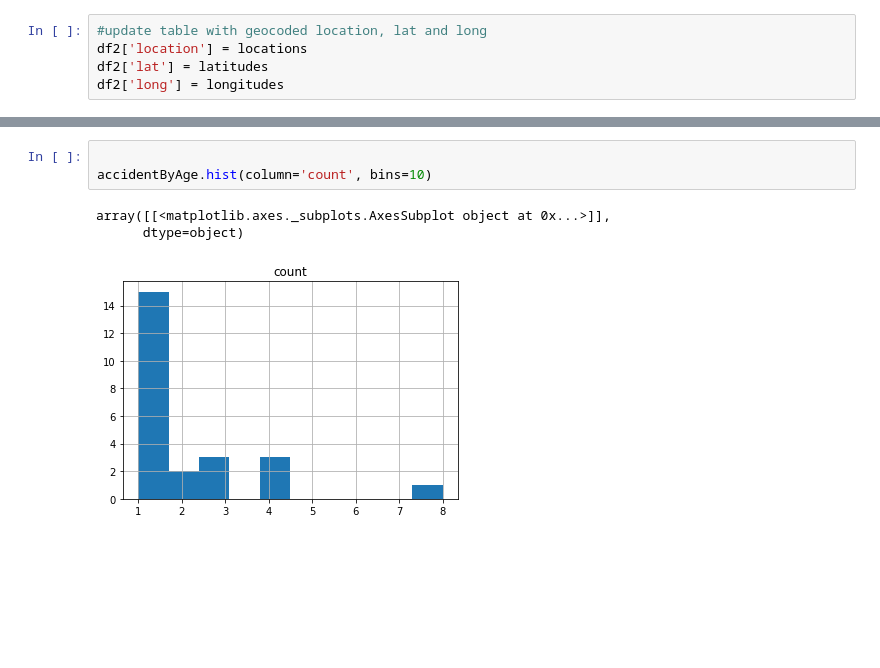
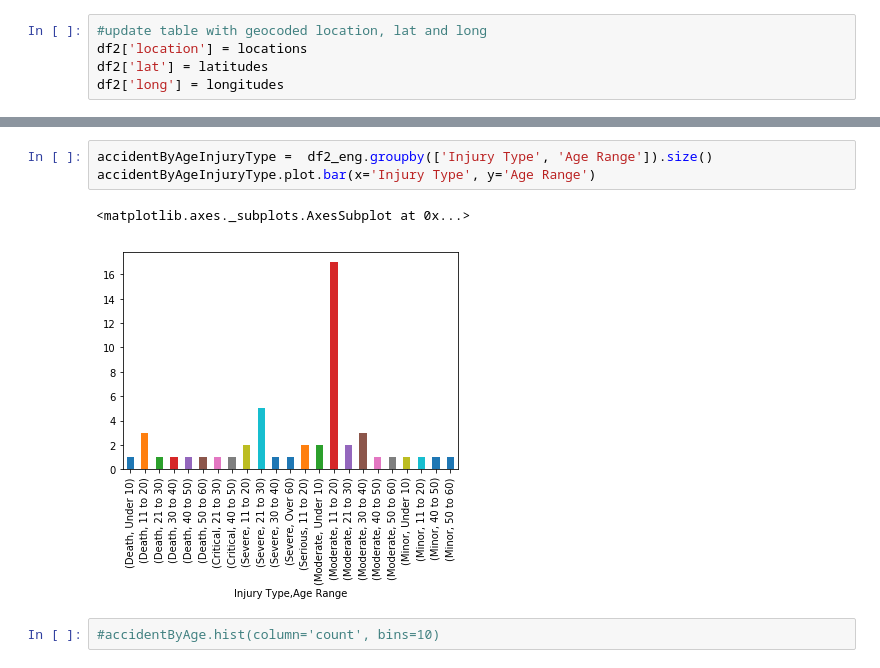
Before and after one commit to est987/BikeAccidentMapper, a Jupyter notebook: Bike Accidents Mapper.ipynb, the cells around one changed output, grey strips where cells are left out. Drawn from its saved outputs; the diff is of its cells as text; blank space fills up the shorter version.

```diff
--- a/Bike Accidents Mapper.ipynb
+++ b/Bike Accidents Mapper.ipynb
@@ -164,7 +198,8 @@ accidentByAge['count'].sum()
+# %%
+accidentByAgeInjuryType =  df2_eng.groupby(['Injury Type', 'Age Range']).size()
+accidentByAgeInjuryType.plot.bar(x='Injury Type', y='Age Range')
+# %% [output]
+<matplotlib.axes._subplots.AxesSubplot at 0x...>
+[figure, added]
 # %%
-
-accidentByAge.hist(column='count', bins=10)
+#accidentByAge.hist(column='count', bins=10)
-# %% [output]
-array([[<matplotlib.axes._subplots.AxesSubplot object at 0x...>]],
-      dtype=object)
-[figure, removed]
```
Also changed, not shown: parts of 31 cells of this notebook.
